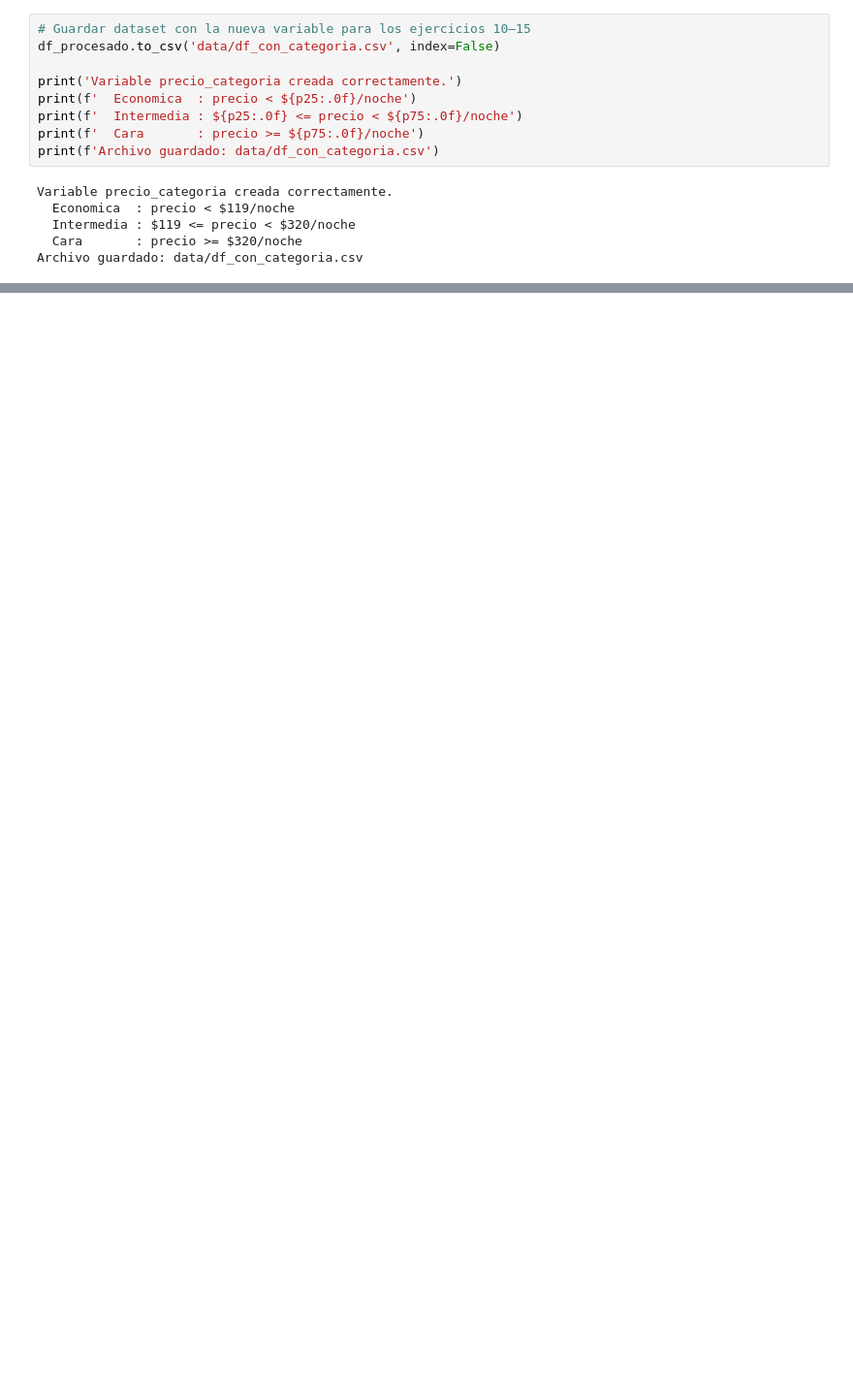
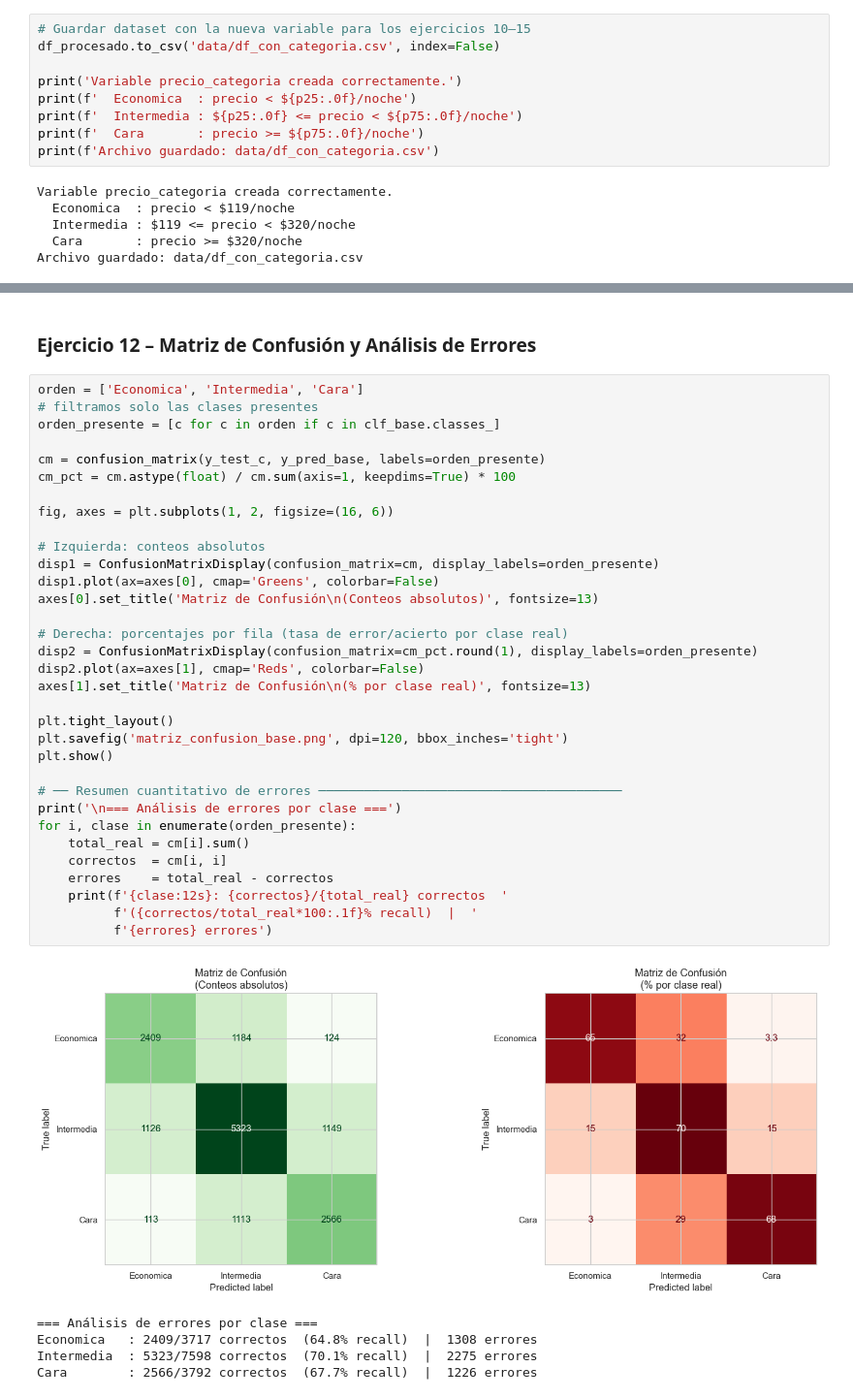
Before and after one commit to AleWWH1104/Lab4-md, a Jupyter notebook: Lab4-md.ipynb, the cells around one changed output, grey strips where cells are left out. Shown at 97% size. Drawn from its saved outputs; the diff is of its cells as text; blank space fills up the shorter version.

```diff
--- a/Lab4-md.ipynb
+++ b/Lab4-md.ipynb
@@ -1146,0 +1331,41 @@ Archivo guardado: data/df_con_categoria.csv
+# %% [markdown]
+### Ejercicio 12 – Matriz de Confusión y Análisis de Errores
+# %%
+orden = ['Economica', 'Intermedia', 'Cara']
+# filtramos solo las clases presentes
+orden_presente = [c for c in orden if c in clf_base.classes_]
+
+cm = confusion_matrix(y_test_c, y_pred_base, labels=orden_presente)
+cm_pct = cm.astype(float) / cm.sum(axis=1, keepdims=True) * 100
+
+fig, axes = plt.subplots(1, 2, figsize=(16, 6))
+
+# Izquierda: conteos absolutos
+disp1 = ConfusionMatrixDisplay(confusion_matrix=cm, display_labels=orden_presente)
+disp1.plot(ax=axes[0], cmap='Greens', colorbar=False)
+axes[0].set_title('Matriz de Confusión\n(Conteos absolutos)', fontsize=13)
+
+# Derecha: porcentajes por fila (tasa de error/acierto por clase real)
+disp2 = ConfusionMatrixDisplay(confusion_matrix=cm_pct.round(1), display_labels=orden_presente)
+disp2.plot(ax=axes[1], cmap='Reds', colorbar=False)
+axes[1].set_title('Matriz de Confusión\n(% por clase real)', fontsize=13)
+
+plt.tight_layout()
+plt.savefig('matriz_confusion_base.png', dpi=120, bbox_inches='tight')
+plt.show()
+
+# ── Resumen cuantitativo de errores ────────────────────────────────────────
+print('\n=== Análisis de errores por clase ===')
+for i, clase in enumerate(orden_presente):
+    total_real = cm[i].sum()
+    correctos  = cm[i, i]
+    errores    = total_real - correctos
+    print(f'{clase:12s}: {correctos}/{total_real} correctos  '
+          f'({correctos/total_real*100:.1f}% recall)  |  '
+          f'{errores} errores')
+# %% [output]
+[figure, added]
+=== Análisis de errores por clase ===
+Economica   : 2409/3717 correctos  (64.8% recall)  |  1308 errores
+Intermedia  : 5323/7598 correctos  (70.1% recall)  |  2275 errores
+Cara        : 2566/3792 correctos  (67.7% recall)  |  1226 errores
```
Also changed, not shown: parts of 56 cells of this notebook, 11 other files.
